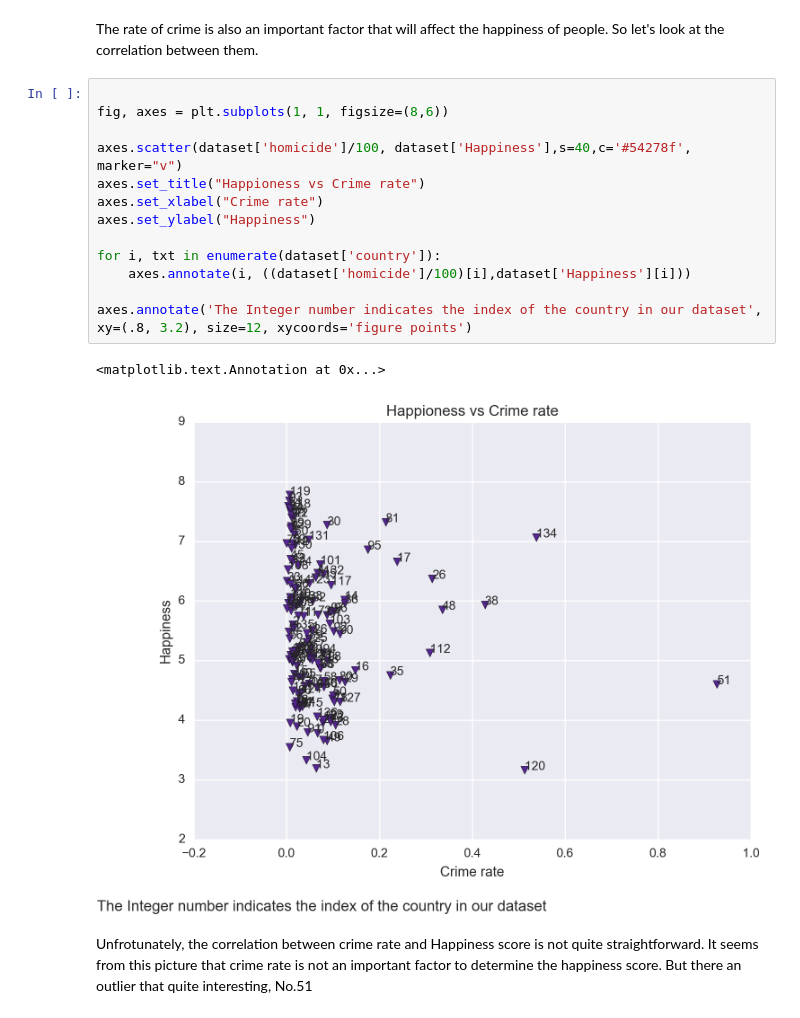
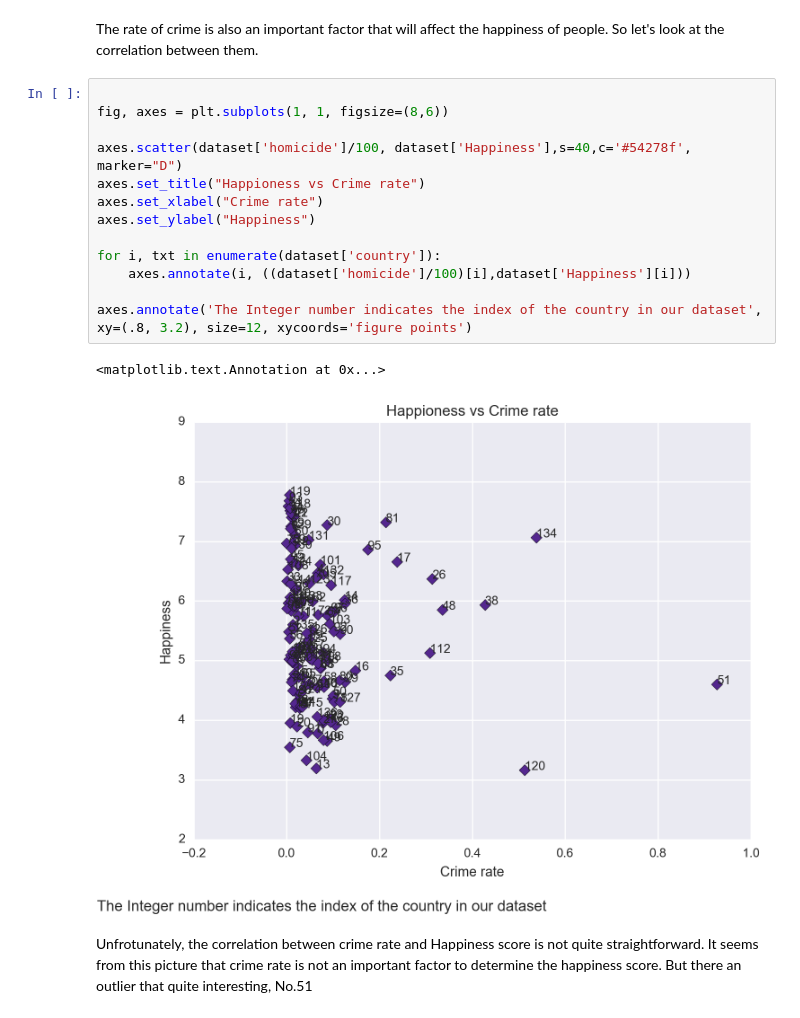
Before and after one commit to dangspin/SpringBoard_Projects, a Jupyter notebook: project_data/Data_Story.ipynb, the cells around one changed output. Drawn from its saved outputs; the diff is of its cells as text.

```diff
--- a/project_data/Data_Story.ipynb
+++ b/project_data/Data_Story.ipynb
@@ -281,19 +281,19 @@ The rate of crime is also an important factor that will affect the happiness of
 # %%
 
 fig, axes = plt.subplots(1, 1, figsize=(8,6))
 
-axes.scatter(dataset['homicide']/100, dataset['Happiness'],s=40,c='#54278f', marker="v")
+axes.scatter(dataset['homicide']/100, dataset['Happiness'],s=40,c='#54278f', marker="D")
 axes.set_title("Happioness vs Crime rate")
 axes.set_xlabel("Crime rate")
 axes.set_ylabel("Happiness")
 
 for i, txt in enumerate(dataset['country']):
     axes.annotate(i, ((dataset['homicide']/100)[i],dataset['Happiness'][i]))
 
 axes.annotate('The Integer number indicates the index of the country in our dataset', xy=(.8, 3.2), size=12, xycoords='figure points')
 # %% [output]
 <matplotlib.text.Annotation at 0x...>
-[figure, old version]
+[figure, new version]
 # %% [markdown]
 Unfrotunately, the correlation between crime rate and Happiness score is not quite straightforward. It seems from this picture that crime rate is not an important factor to determine the happiness score. But there an outlier that quite interesting, No.51
 # %%
```
Also changed, not shown: parts of 7 cells of this notebook.
